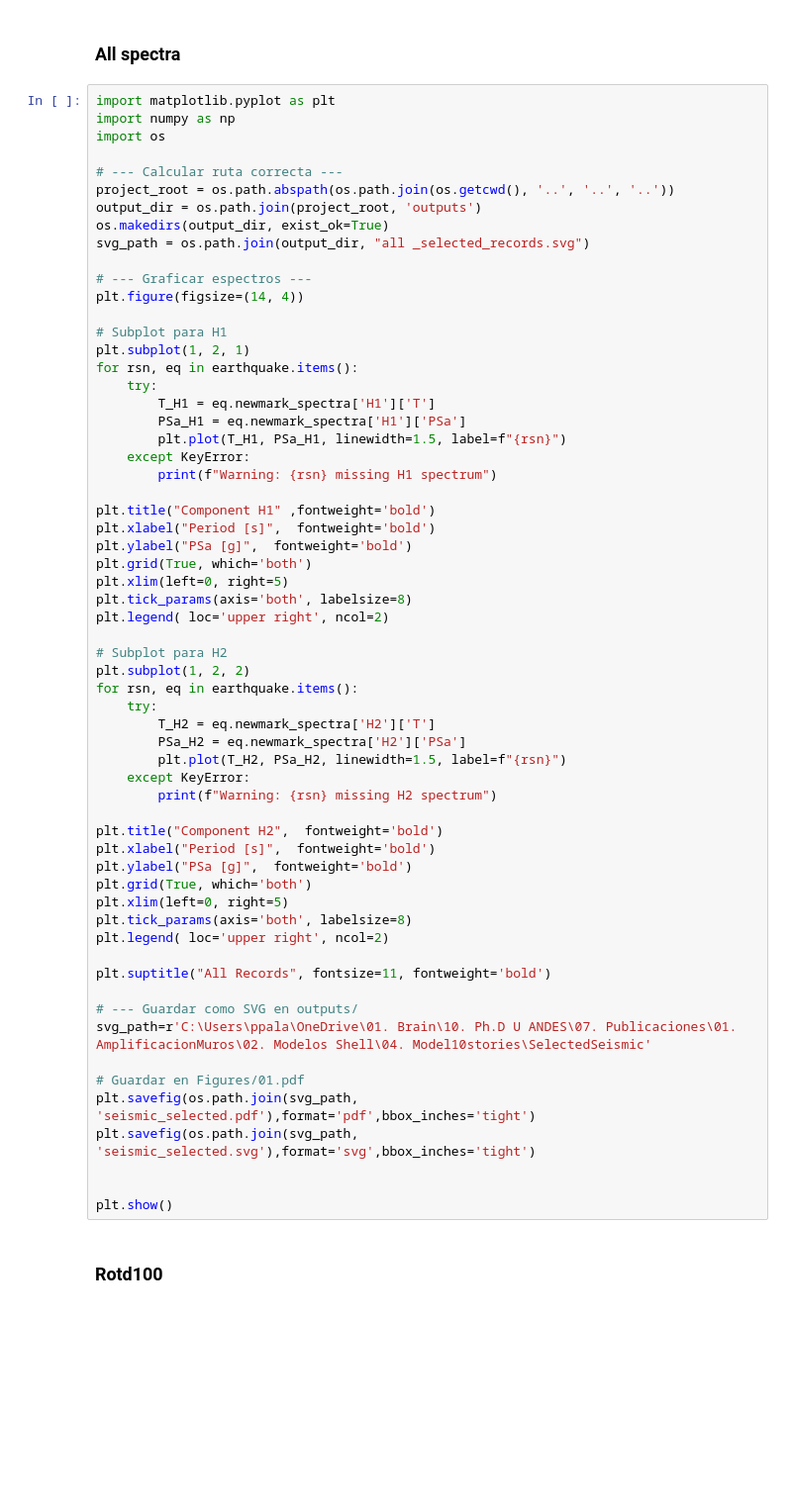
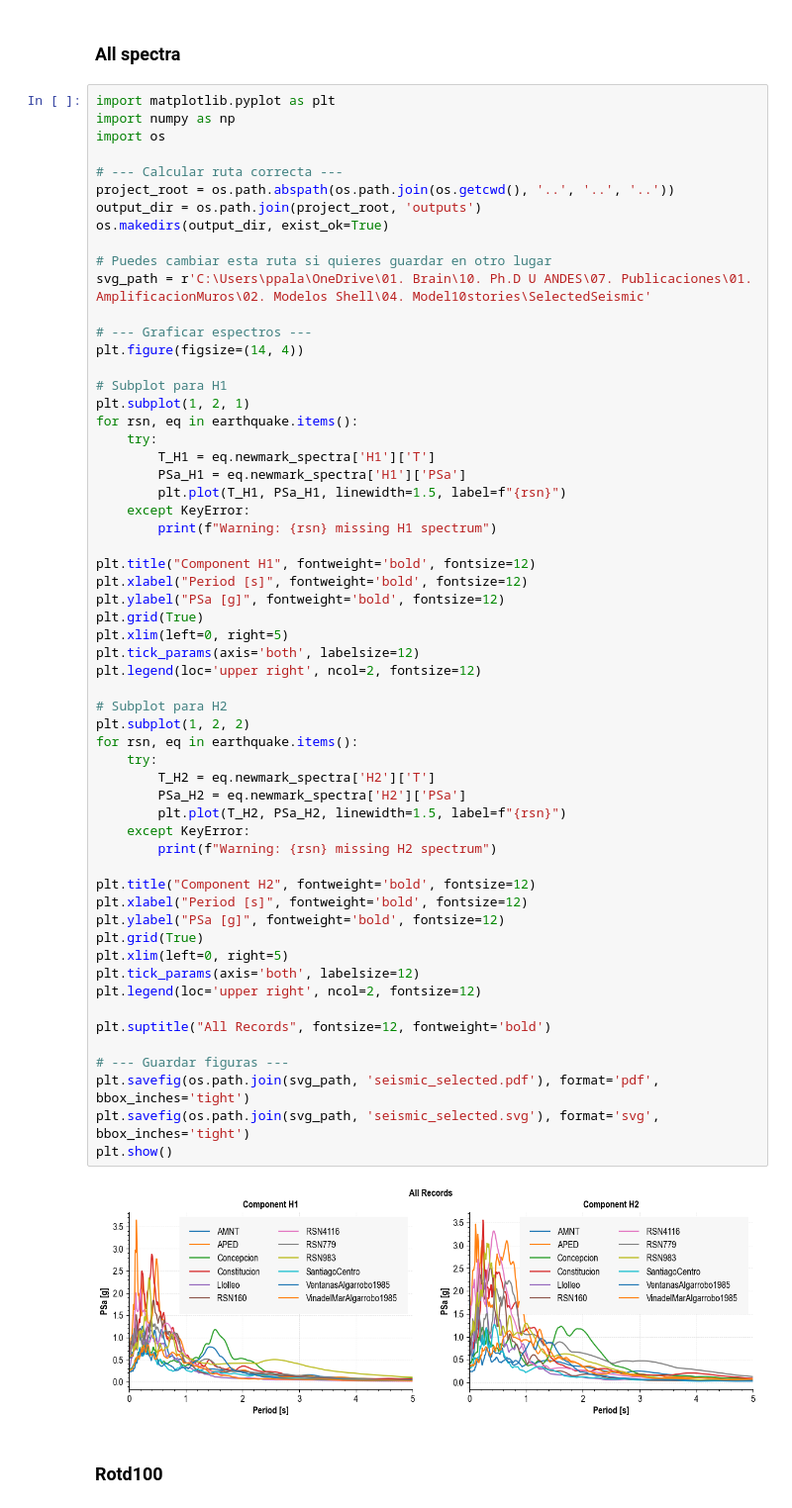
Before and after one commit to ppalacios92/EarthquakeSignal, a Jupyter notebook: src/EarthquakeSignal/examples/Example_Selected.ipynb, the cells around one changed output. Shown at 99% size. Drawn from its saved outputs; the diff is of its cells as text; blank space fills up the shorter version.

```diff
--- a/src/EarthquakeSignal/examples/Example_Selected.ipynb
+++ b/src/EarthquakeSignal/examples/Example_Selected.ipynb
@@ -137,58 +153,57 @@ import os
 project_root = os.path.abspath(os.path.join(os.getcwd(), '..', '..', '..'))
 output_dir = os.path.join(project_root, 'outputs')
 os.makedirs(output_dir, exist_ok=True)
-svg_path = os.path.join(output_dir, "all _selected_records.svg")
+
+# Puedes cambiar esta ruta si quieres guardar en otro lugar
+svg_path = r'C:\Users\ppala\OneDrive\01. Brain\10. Ph.D U ANDES\07. Publicaciones\01. AmplificacionMuros\02. Modelos Shell\04. Model10stories\SelectedSeismic'
 
 # --- Graficar espectros ---
 plt.figure(figsize=(14, 4))
 
 # Subplot para H1
 plt.subplot(1, 2, 1)
 for rsn, eq in earthquake.items():
     try:
         T_H1 = eq.newmark_spectra['H1']['T']
         PSa_H1 = eq.newmark_spectra['H1']['PSa']
         plt.plot(T_H1, PSa_H1, linewidth=1.5, label=f"{rsn}")
     except KeyError:
         print(f"Warning: {rsn} missing H1 spectrum")
 
-plt.title("Component H1" ,fontweight='bold')
-plt.xlabel("Period [s]",  fontweight='bold')
-plt.ylabel("PSa [g]",  fontweight='bold')
-plt.grid(True, which='both')
+plt.title("Component H1", fontweight='bold', fontsize=12)
+plt.xlabel("Period [s]", fontweight='bold', fontsize=12)
+plt.ylabel("PSa [g]", fontweight='bold', fontsize=12)
+plt.grid(True)
 plt.xlim(left=0, right=5)
-plt.tick_params(axis='both', labelsize=8)
-plt.legend( loc='upper right', ncol=2)
+plt.tick_params(axis='both', labelsize=12)
+plt.legend(loc='upper right', ncol=2, fontsize=12)
 
 # Subplot para H2
 plt.subplot(1, 2, 2)
 for rsn, eq in earthquake.items():
     try:
         T_H2 = eq.newmark_spectra['H2']['T']
         PSa_H2 = eq.newmark_spectra['H2']['PSa']
         plt.plot(T_H2, PSa_H2, linewidth=1.5, label=f"{rsn}")
     except KeyError:
         print(f"Warning: {rsn} missing H2 spectrum")
 
-plt.title("Component H2",  fontweight='bold')
-plt.xlabel("Period [s]",  fontweight='bold')
-plt.ylabel("PSa [g]",  fontweight='bold')
-plt.grid(True, which='both')
+plt.title("Component H2", fontweight='bold', fontsize=12)
+plt.xlabel("Period [s]", fontweight='bold', fontsize=12)
+plt.ylabel("PSa [g]", fontweight='bold', fontsize=12)
+plt.grid(True)
 plt.xlim(left=0, right=5)
-plt.tick_params(axis='both', labelsize=8)
-plt.legend( loc='upper right', ncol=2)
+plt.tick_params(axis='both', labelsize=12)
+plt.legend(loc='upper right', ncol=2, fontsize=12)
 
-plt.suptitle("All Records", fontsize=11, fontweight='bold')
+plt.suptitle("All Records", fontsize=12, fontweight='bold')
 
-# --- Guardar como SVG en outputs/
-svg_path=r'C:\Users\ppala\OneDrive\01. Brain\10. Ph.D U ANDES\07. Publicaciones\01. AmplificacionMuros\02. Modelos Shell\04. Model10stories\SelectedSeismic'
-
-# Guardar en Figures/01.pdf
-plt.savefig(os.path.join(svg_path, 'seismic_selected.pdf'),format='pdf',bbox_inches='tight')
-plt.savefig(os.path.join(svg_path, 'seismic_selected.svg'),format='svg',bbox_inches='tight')
-
-
+# --- Guardar figuras ---
+plt.savefig(os.path.join(svg_path, 'seismic_selected.pdf'), format='pdf', bbox_inches='tight')
+plt.savefig(os.path.join(svg_path, 'seismic_selected.svg'), format='svg', bbox_inches='tight')
 plt.show()
+# %% [output]
+[figure, added]
 # %% [markdown]
 ### Rotd100
 # %%
```
Also changed, not shown: parts of 4 cells of this notebook, 2 other files.
